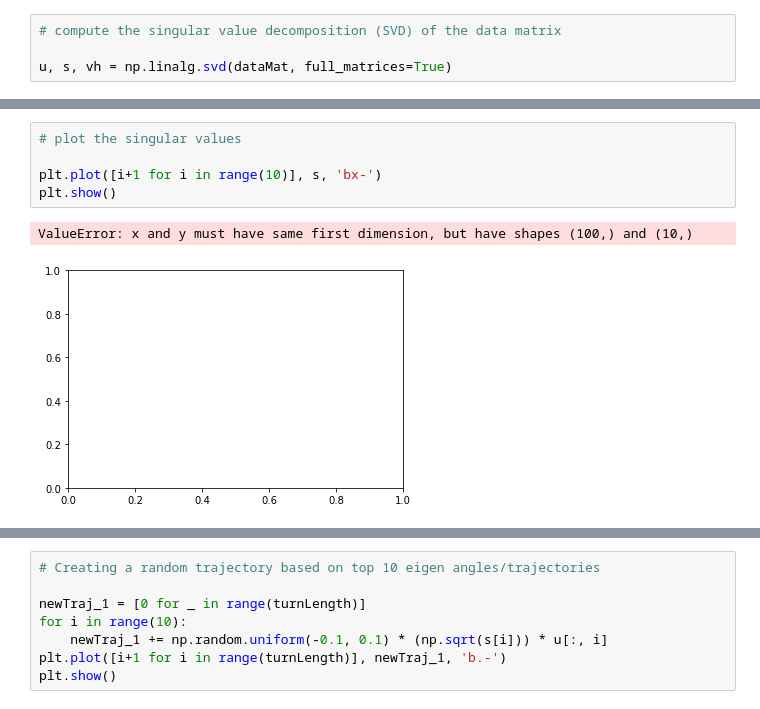
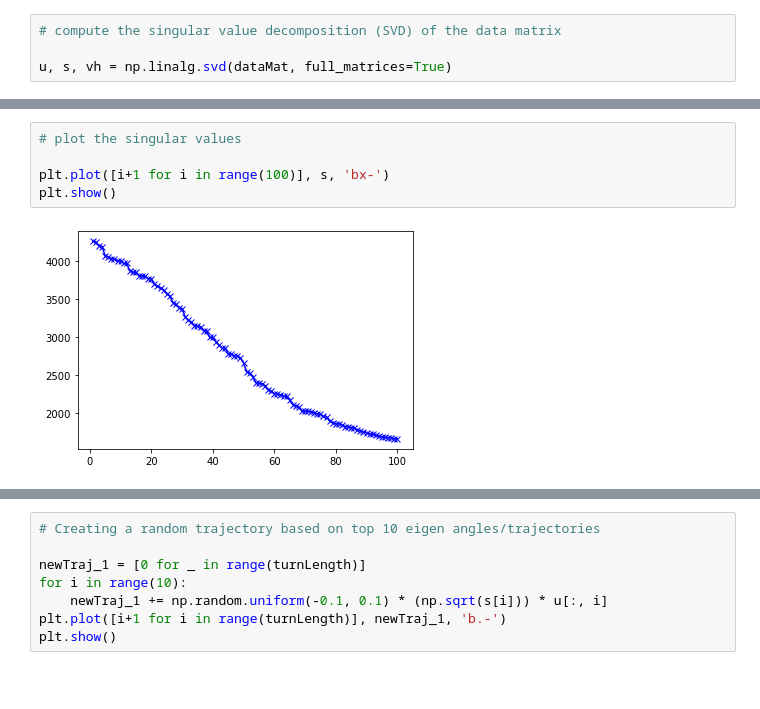
Before and after one commit to ryngray/model_ant_trajectories, a Jupyter notebook: eigen_ants/eigenANTS.ipynb, the cells around one changed output, grey strips where cells are left out. Drawn from its saved outputs; the diff is of its cells as text; blank space fills up the shorter version.

```diff
--- a/eigen_ants/eigenANTS.ipynb
+++ b/eigen_ants/eigenANTS.ipynb
@@ -48,8 +50,7 @@ print(u.shape, s.shape, vh.shape)
 # %%
 # plot the singular values
 
-plt.plot([i+1 for i in range(10)], s, 'bx-')
+plt.plot([i+1 for i in range(100)], s, 'bx-')
 plt.show()
 # %% [output]
-ValueError: x and y must have same first dimension, but have shapes (100,) and (10,)
-[figure, old version]
+[figure, new version]
```
Also changed, not shown: parts of 13 cells of this notebook.
